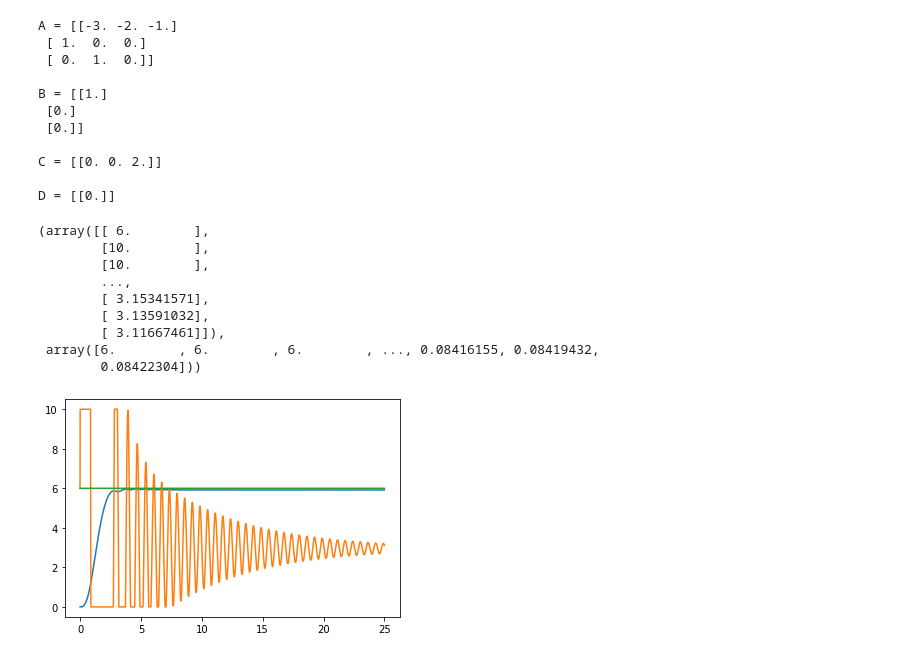
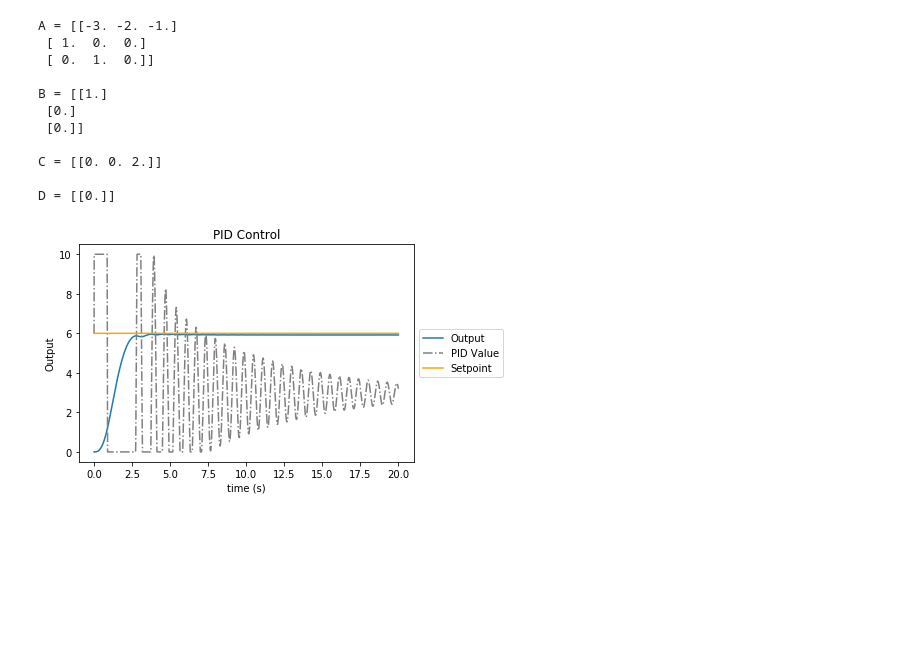
Before and after one commit to Vermillord/KP_Codes, a Jupyter notebook: KP_Notes.ipynb, the cells around one changed output. Drawn from its saved outputs; the diff is of its cells as text; code cells hidden in the pictures; blank space fills up the shorter version.

Commit message:
revised PID controller

```diff
--- a/KP_Notes.ipynb
+++ b/KP_Notes.ipynb
@@ -1458,17 +1440,17 @@ def PID_Control(f, ti, tf, u, kp, ki, kd):
-# %%
-kp = 35.0
-ki = 30.0
-kd = 50.0
-
-PID_Control(100, 0, 25, 6, kp, ki, kd)
-# %% [output]
-(array([[ 6.        ],
-        [10.        ],
-        [10.        ],
-        ...,
-        [ 3.15341571],
-        [ 3.13591032],
-        [ 3.11667461]]),
- array([6.        , 6.        , 6.        , ..., 0.08416155, 0.08419432,
-        0.08422304]))
-[figure, removed]
+# %%
+kp = 35.0
+ki = 30.0
+kd = 50.0
+
+t_, y_, PID_, err_, u_ = PID_Control(100, 0, 20, 6, kp, ki, kd)
+
+plt.title("PID Control")
+plt.xlabel("time (s)")
+plt.ylabel("Output")
+plt.plot(t_, y_, label='Output')
+plt.plot(t_, PID_, label='PID Value', color='gray', linestyle='-.')
+plt.plot(t_, u_, label='Setpoint', color='orange')
+plt.legend(loc='center left', bbox_to_anchor=(1, 0.5))
+plt.show()
+# %% [output]
+[figure, added]
```
Also changed, not shown: parts of 2 cells of this notebook.
